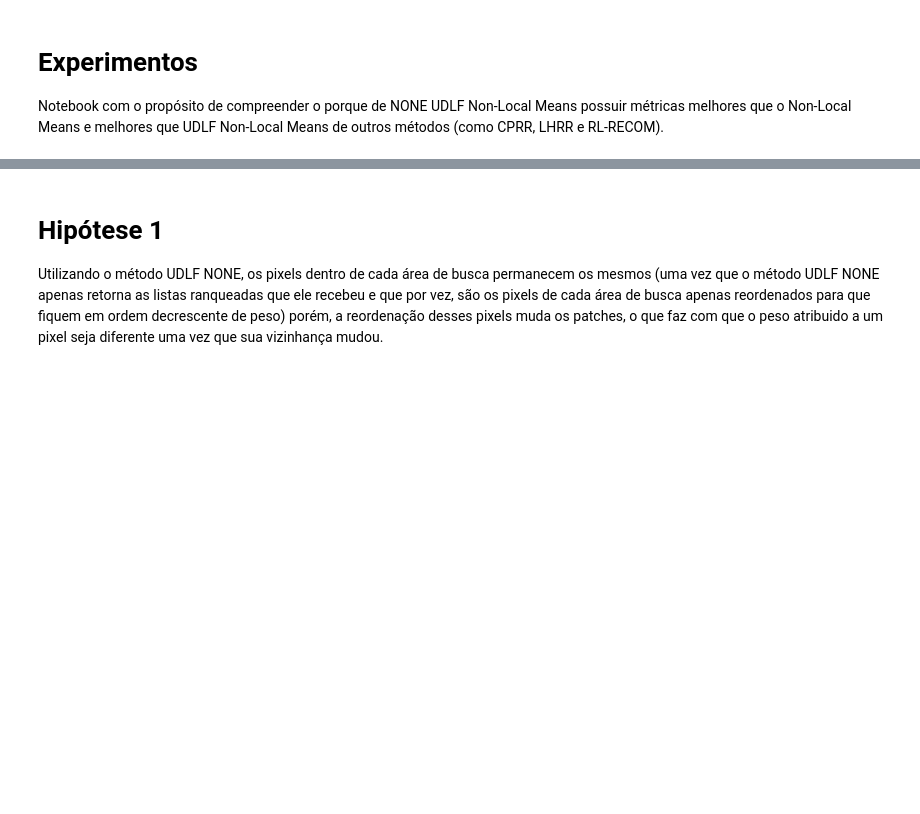
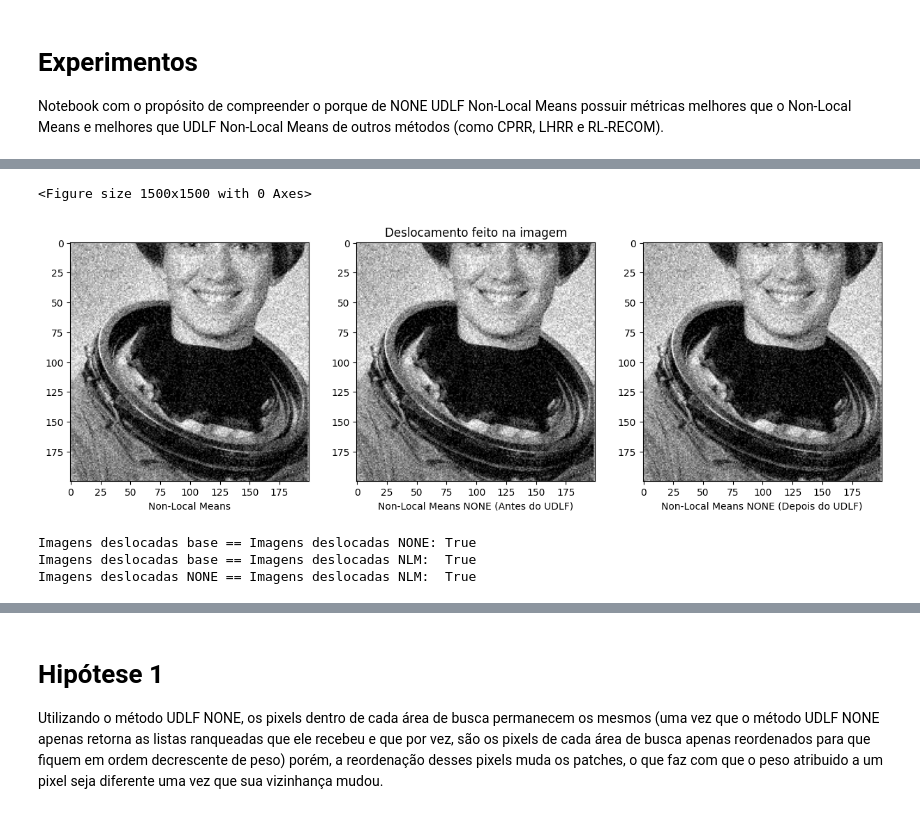
Before and after one commit to murilx/reranking-nlmeans, a Jupyter notebook: DEBUG.ipynb, the cells around one changed output, grey strips where cells are left out. Cells and saved outputs as stored; diff of their text form; code cells hidden in the pictures; blank space fills up the shorter version.

```diff
--- a/DEBUG.ipynb
+++ b/DEBUG.ipynb
@@ -391,0 +691,43 @@ def rm_tmp_files():
+# %%
+plt.rcParams['figure.figsize'] = [15, 15]
+plt.set_cmap('gray')
+plt.figure()
+
+shift_idx = len(img_shift_nlm) // 2
+
+plt.subplot(1, 3, 1)
+plt.xlabel('Non-Local Means')
+plt.imshow(img_shift_nlm[shift_idx])
+
+plt.subplot(1, 3, 2)
+plt.xlabel('Non-Local Means NONE (Antes do UDLF)')
+plt.imshow(img_shift_base[shift_idx])
+plt.title('Deslocamento feito na imagem')
+
+plt.subplot(1, 3, 3)
+plt.xlabel('Non-Local Means NONE (Depois do UDLF)')
+plt.imshow(img_shift_none[shift_idx])
+
+plt.show()
+
+# Updates the figsize
+plt.rcParams['figure.figsize'] = [15, 5]
+# %% [output]
+<Figure size 1500x1500 with 0 Axes>
+[figure, added]
+# %%
+shift_none_base = []
+shift_nlm_base = []
+shift_nlm_none = []
+for i in range(len(img_shift_nlm)):
+    shift_none_base.append((img_shift_base[i] == img_shift_none[i]).all())
+    shift_nlm_base.append((img_shift_base[i] == img_shift_nlm[i]).all())
+    shift_nlm_none.append((img_shift_nlm[i] == img_shift_none[i]).all())
+
+print('Imagens deslocadas base == Imagens deslocadas NONE:', np.array(shift_none_base).all())
+print('Imagens deslocadas base == Imagens deslocadas NLM: ', np.array(shift_nlm_base).all())
+print('Imagens deslocadas NONE == Imagens deslocadas NLM: ', np.array(shift_nlm_none).all())
+# %% [output]
+Imagens deslocadas base == Imagens deslocadas NONE: True
+Imagens deslocadas base == Imagens deslocadas NLM:  True
+Imagens deslocadas NONE == Imagens deslocadas NLM:  True
```
Also changed, not shown: parts of 72 cells of this notebook, 1 other file.
